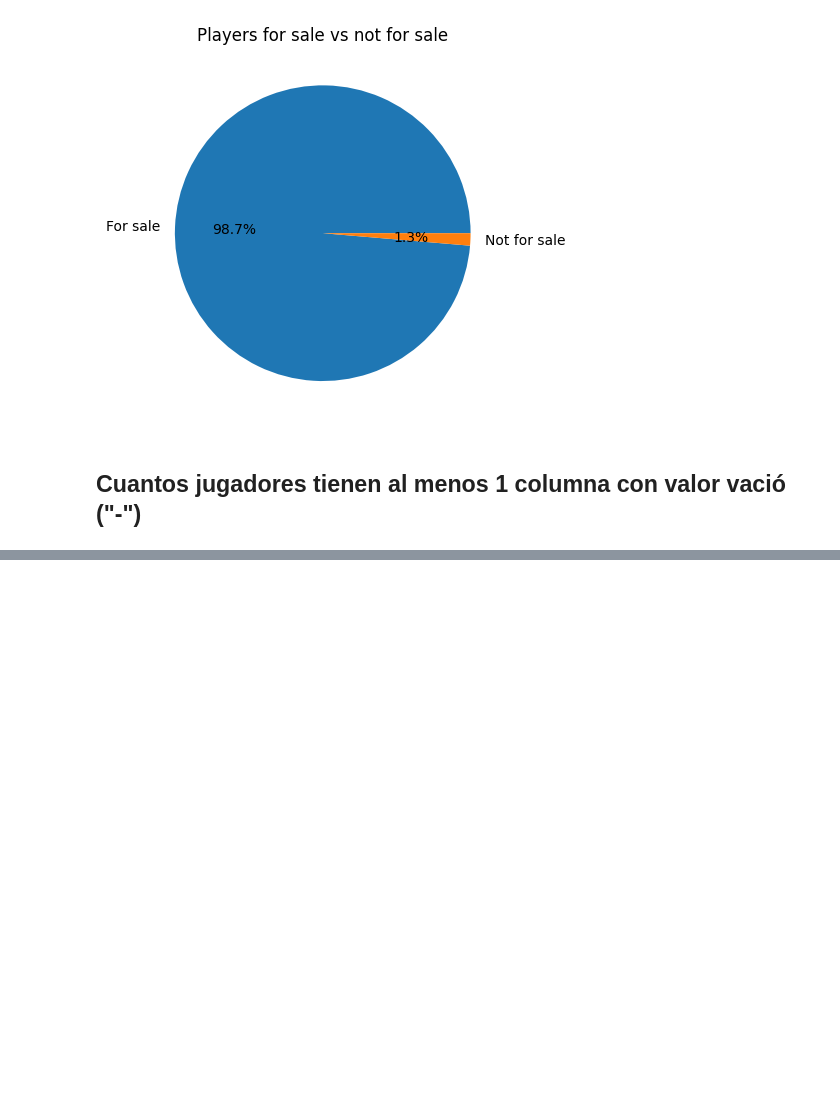
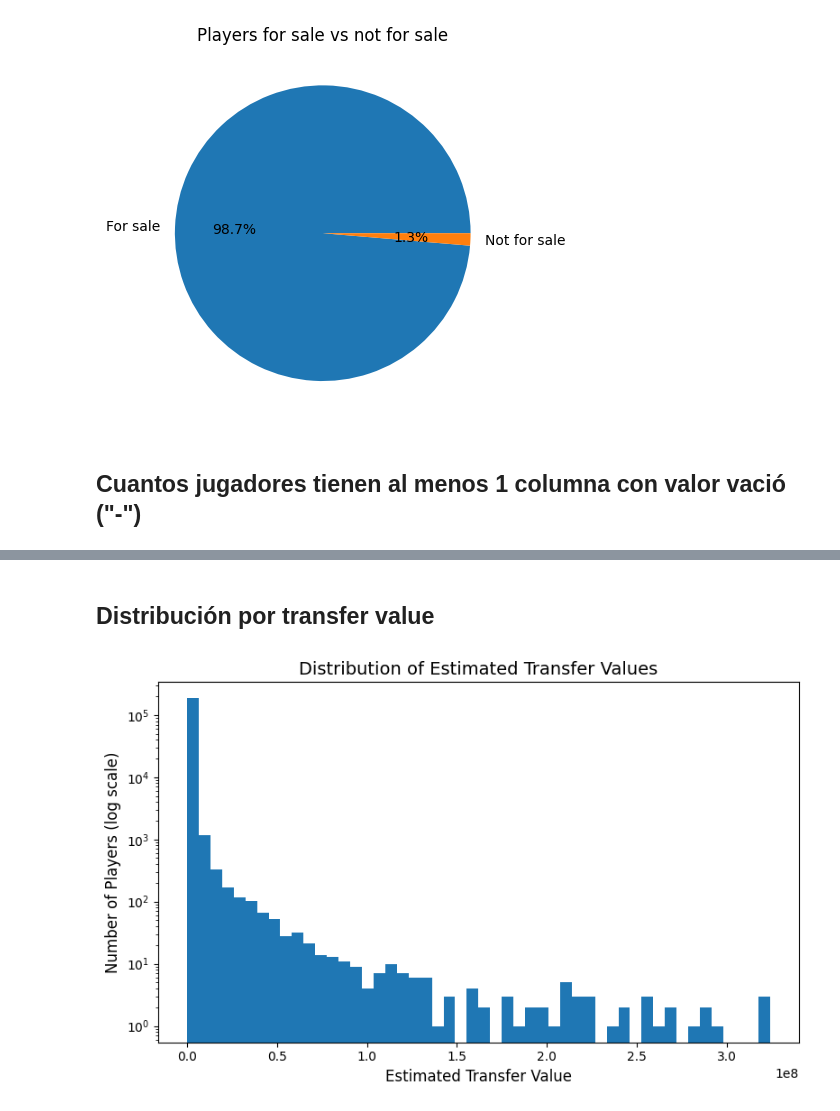
Before and after one commit to Leo11wasd/proyecto_mineria_y_analisis_de_datos, a Jupyter notebook: fm_eda.ipynb, the cells around one changed output, grey strips where cells are left out. Saved outputs shown, nothing was run; the diff lists cells and outputs as text; code cells hidden in the pictures; blank space fills up the shorter version.

```diff
--- a/fm_eda.ipynb
+++ b/fm_eda.ipynb
@@ -269,0 +306,20 @@ def count_missing_at_least_one(df, columns=None):
+# %% [markdown]
+## Distribución por transfer value
+# %%
+df2=df[df["notforsale_count"]=="For sale"]
+
+import matplotlib.pyplot as plt
+
+plt.figure(figsize=(8,5))
+
+plt.hist(df2["transfer_value_estimado"], bins=50)
+plt.yscale("log")
+
+plt.title("Distribution of Estimated Transfer Values", fontsize=14)
+plt.xlabel("Estimated Transfer Value", fontsize=12)
+plt.ylabel("Number of Players (log scale)", fontsize=12)
+
+plt.tight_layout()
+plt.show()
+# %% [output]
+[figure, added]
```
Also changed, not shown: parts of 10 cells of this notebook.
